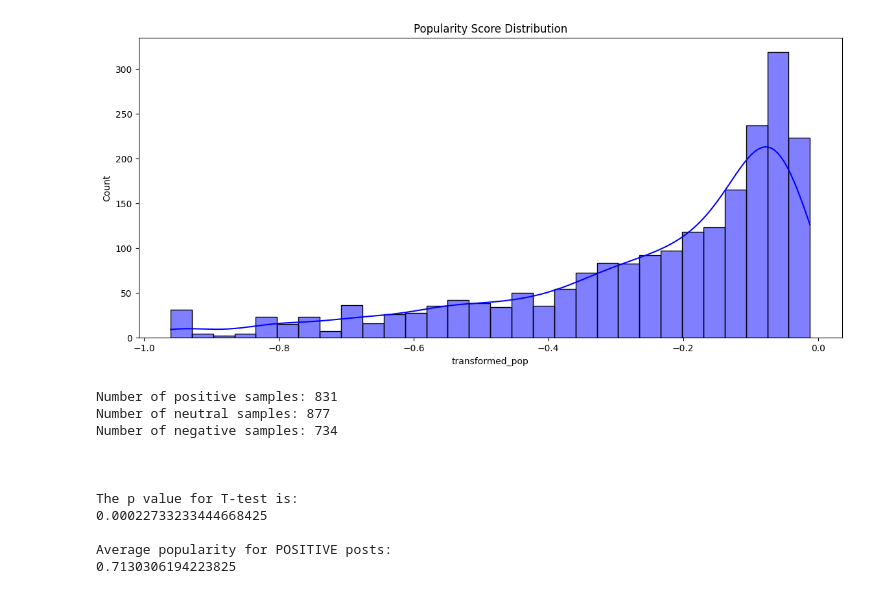
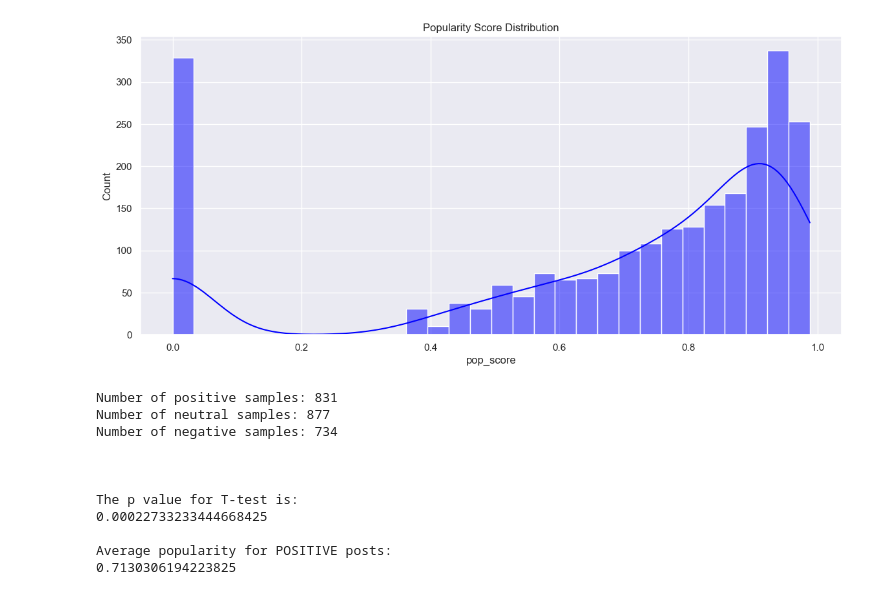
Before and after one commit to gli-i/reddit-data-analysis, a Jupyter notebook: stats_tests.ipynb, the cells around one changed output. Drawn from its saved outputs; the diff is of its cells as text; code cells hidden in the pictures.

Commit message:
fixed popularity graph and added seaborn settings to graphs

```diff
--- a/stats_tests.ipynb
+++ b/stats_tests.ipynb
@@ -6,6 +6,7 @@ from statsmodels.stats.multicomp import pairwise_tukeyhsd
 import scipy.stats as stats
 import statsmodels.api as sm
 import os
+sns.set()
 import numpy as np
 # %%
 #function to read multiple csv files in a directorty and load them into one single dataframe
@@ -27,15 +45,13 @@ submissions_linked_df = load_csv_files('comments_cleaned/subs')
 # %%
 #histograms of popularity scores
 
 plt.figure(figsize=(14, 6))
-submissions_cleaned_df['transformed_pop'] = np.log(submissions_cleaned_df['pop_score'])
-
-sns.histplot(submissions_cleaned_df['transformed_pop'], bins=30, kde=True, color='blue')
+sns.histplot(submissions_cleaned_df['pop_score'], bins=30, kde=True, color='blue')
 
 plt.title('Popularity Score Distribution')
 plt.show()
 # %% [output]
-[figure, old version]
+[figure, new version]
 # %%
 # POPULARITY OF POSITIVE AND NEGATIVE SUBMISSIONS
 
```
Also changed, not shown: parts of 10 cells of this notebook.
